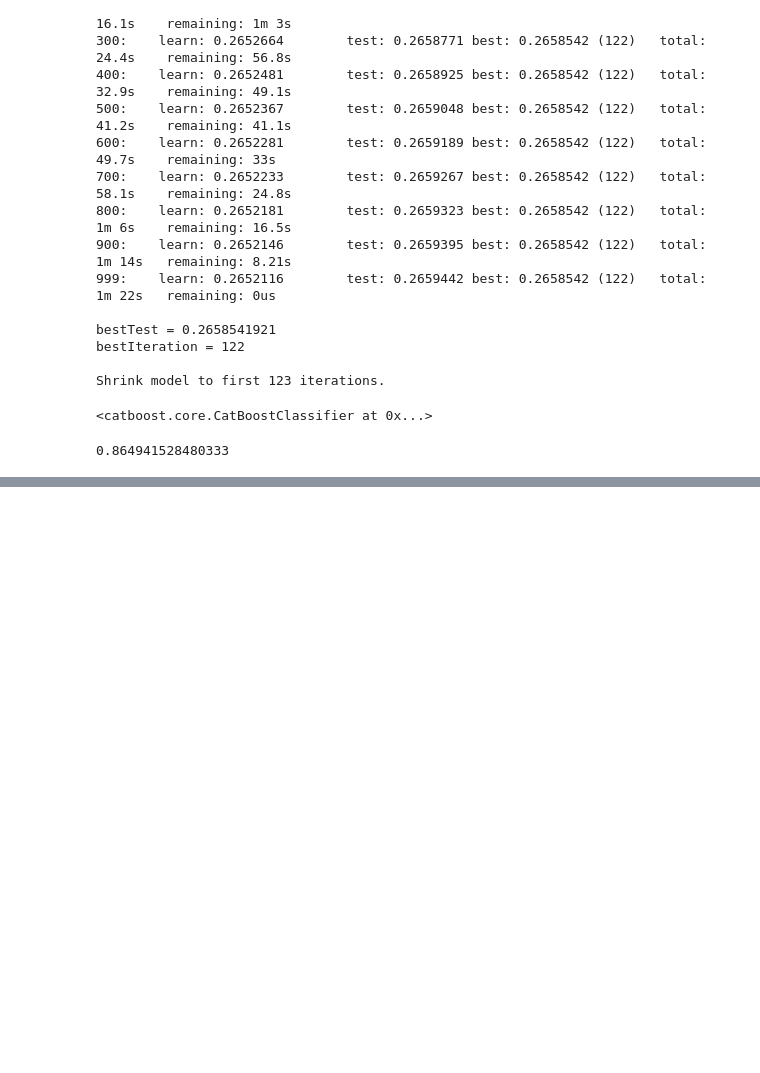
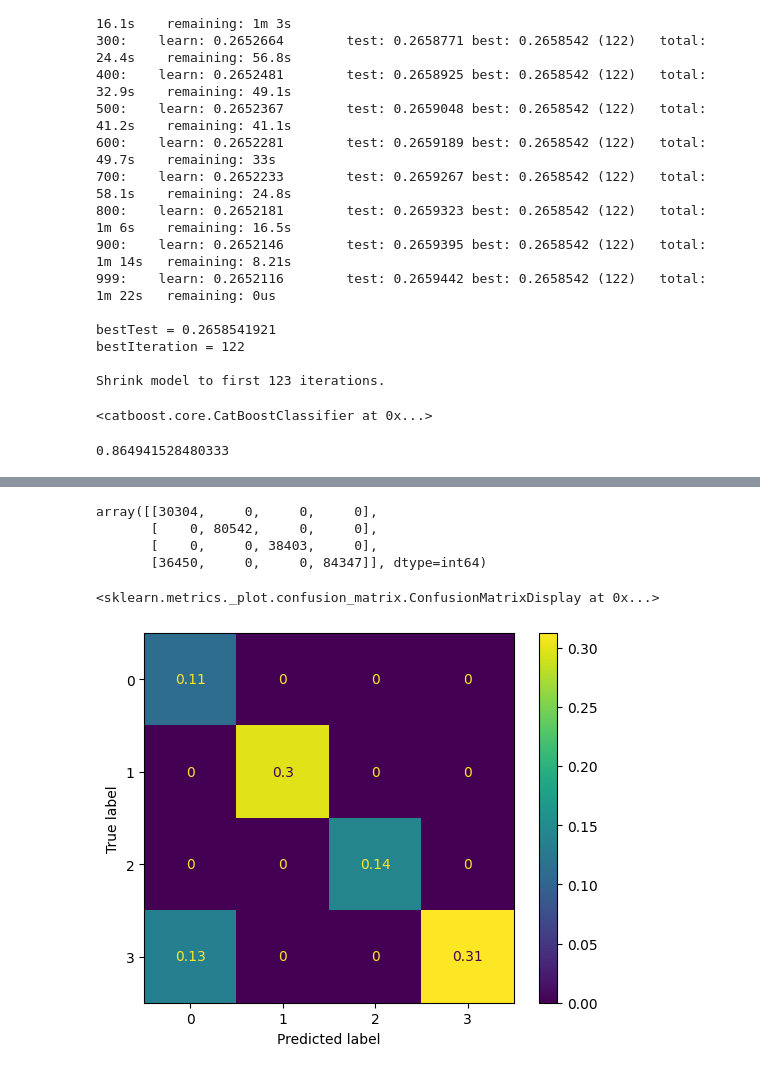
Before and after one commit to Thunderball78/bmstu, a Jupyter notebook: 4_step_cluster_predict.ipynb, the cells around one changed output, grey strips where cells are left out. Saved outputs shown, nothing was run; the diff lists cells and outputs as text; code cells hidden in the pictures; blank space fills up the shorter version.

```diff
--- a/4_step_cluster_predict.ipynb
+++ b/4_step_cluster_predict.ipynb
@@ -757,0 +717,3 @@ disp.plot()
+# %%
+X_train, X_test, y_train, y_test = train_test_split(tfidf.values, y, test_size=0.3)
+print(X_train.shape, X_test.shape)
@@ -758,3 +722,9 @@ disp.plot()
+# %%
+from sklearn import preprocessing
+scaler = preprocessing.MinMaxScaler()
+scaler.fit(tfidf.values)
+X_train_scaled = scaler.transform(X_train)
+X_test_scaled = scaler.transform(X_test)
 # %%
 from sklearn.model_selection import GridSearchCV
 from sklearn.linear_model import LogisticRegression
@@ -800,2 +789,16 @@ ValueError: Found input variables with inconsistent numbers of samples: [135023,
 # %%
 confusion_matrix(y_pred, y_test)
+# %% [output]
+array([[30304,     0,     0,     0],
+       [    0, 80542,     0,     0],
+       [    0,     0, 38403,     0],
+       [36450,     0,     0, 84347]], dtype=int64)
+# %%
+from sklearn.metrics import confusion_matrix, ConfusionMatrixDisplay
+
+cm = confusion_matrix(y_pred, y_test, normalize='all')
+cmd = ConfusionMatrixDisplay(cm)
+cmd.plot()
+# %% [output]
+<sklearn.metrics._plot.confusion_matrix.ConfusionMatrixDisplay at 0x...>
+[figure, added]
```
Also changed, not shown: parts of 20 cells of this notebook, 1 other file.
